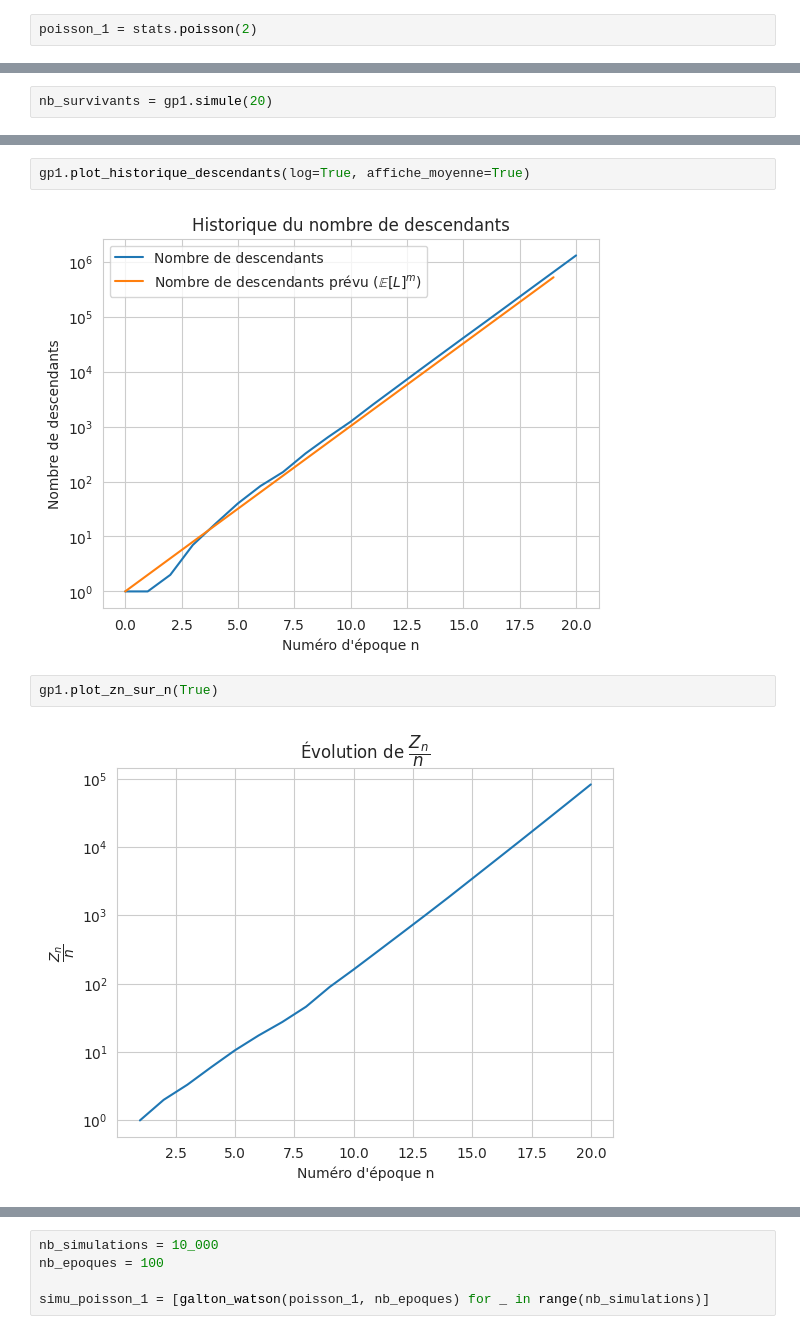
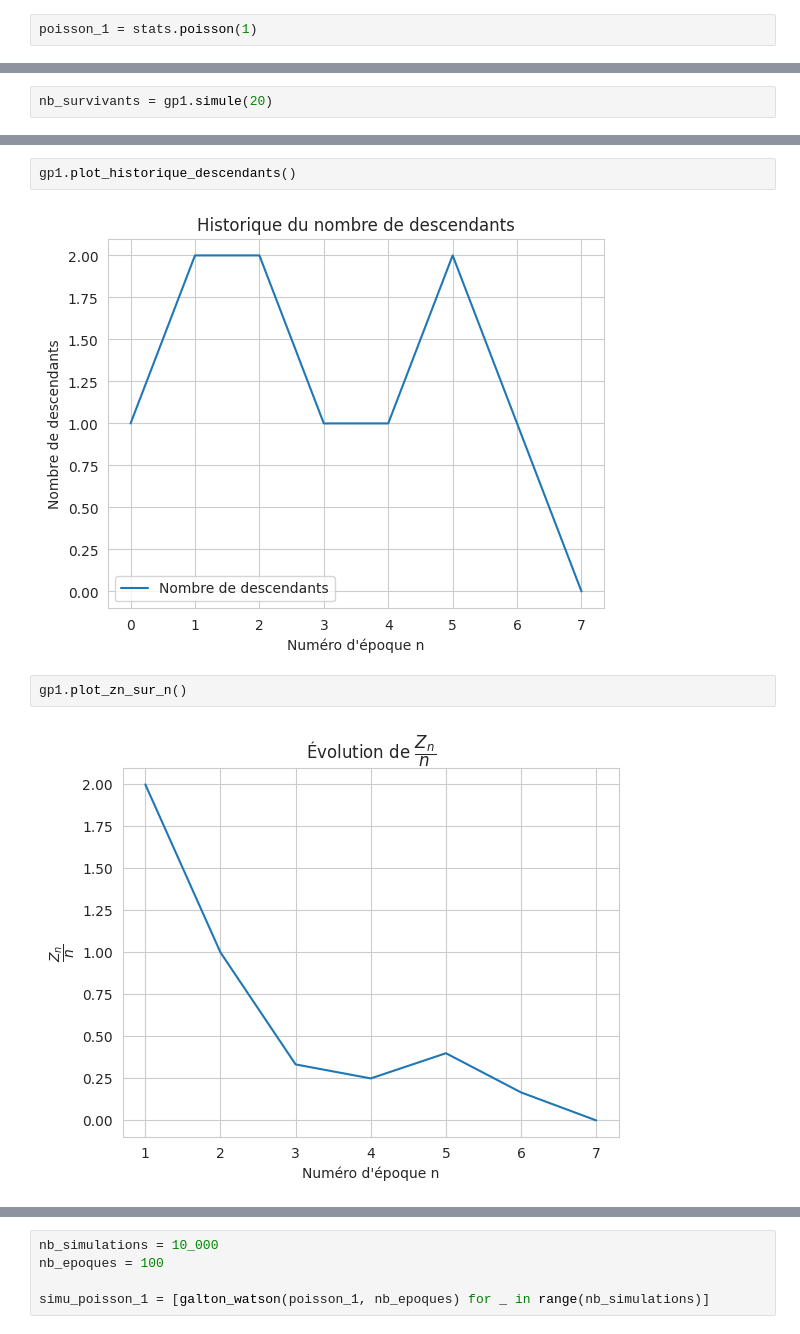
Before and after one commit to Ab2nour/epidemic-simulation, a Jupyter notebook: src/notebooks/galton-watson.ipynb, the cells around one changed output, grey strips where cells are left out. Cells and saved outputs as stored; diff of their text form.

```diff
--- a/src/notebooks/galton-watson.ipynb
+++ b/src/notebooks/galton-watson.ipynb
@@ -17,4 +17,4 @@ Soit $L$ la loi de reproduction.
 
 Nous avons $L \sim {\mathrm {Poisson}}(1)$.
 # %%
-poisson_1 = stats.poisson(2)
+poisson_1 = stats.poisson(1)
@@ -29,8 +40,8 @@ Il reste 1310213 survivants au bout de 20 époques.
 # %%
-gp1.plot_historique_descendants(log=True, affiche_moyenne=True)
+gp1.plot_historique_descendants()
 # %% [output]
-[figure, old version]
+[figure, new version]
 # %%
-gp1.plot_zn_sur_n(True)
+gp1.plot_zn_sur_n()
 # %% [output]
-[figure, old version]
+[figure, new version]
```
Also changed, not shown: parts of 30 cells of this notebook.
